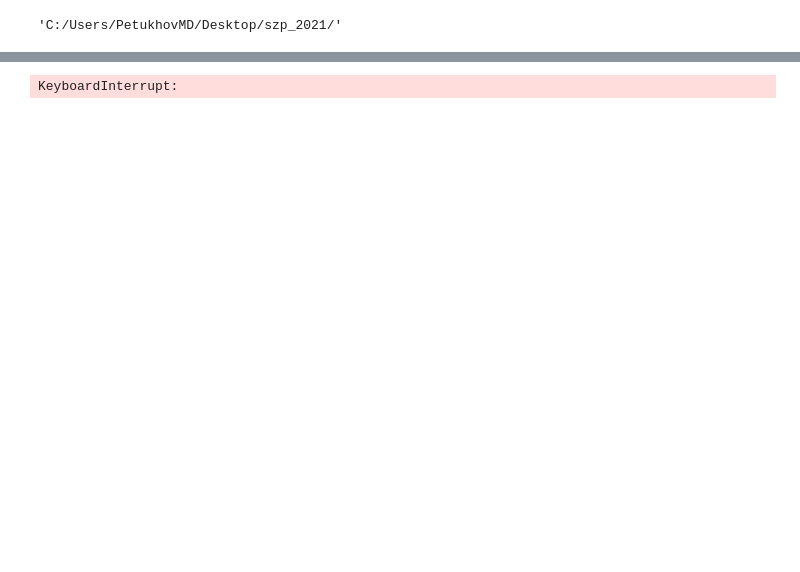
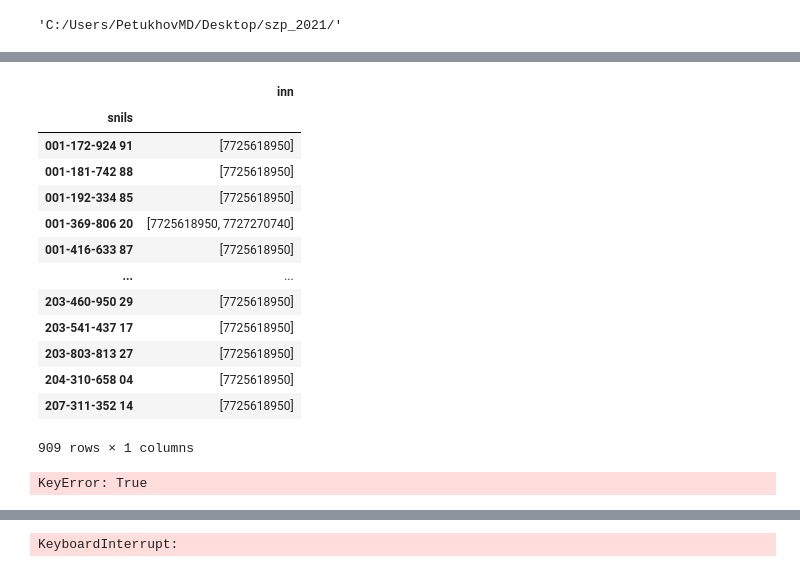
Before and after one commit to Mr-Maxraw/cfo-parser, a Jupyter notebook: counting/cnt_for_vsosh_2021.ipynb, the cells around one changed output, grey strips where cells are left out. Saved outputs shown, nothing was run; the diff lists cells and outputs as text; code cells hidden in the pictures; blank space fills up the shorter version.

```diff
--- a/counting/cnt_for_vsosh_2021.ipynb
+++ b/counting/cnt_for_vsosh_2021.ipynb
@@ -14,0 +73,17 @@ path_to_data
+# %%
+sort
+# %% [output]
+|  | inn |
+| snils |  |
+| 001-172-924 91 | [7725618950] |
+| 001-181-742 88 | [7725618950] |
+| 001-192-334 85 | [7725618950] |
+| 001-369-806 20 | [7725618950, 7727270740] |
+| 001-416-633 87 | [7725618950] |
+| ... | ... |
+| 203-460-950 29 | [7725618950] |
+| 203-541-437 17 | [7725618950] |
+| 203-803-813 27 | [7725618950] |
+| 204-310-658 04 | [7725618950] |
+| 207-311-352 14 | [7725618950] |
+909 rows × 1 columns
@@ -14,0 +92,4 @@ path_to_data
+# %%
+sort[len(sort.inn) > 1]
+# %% [output]
+KeyError: True
```
Also changed, not shown: parts of 30 cells of this notebook.
